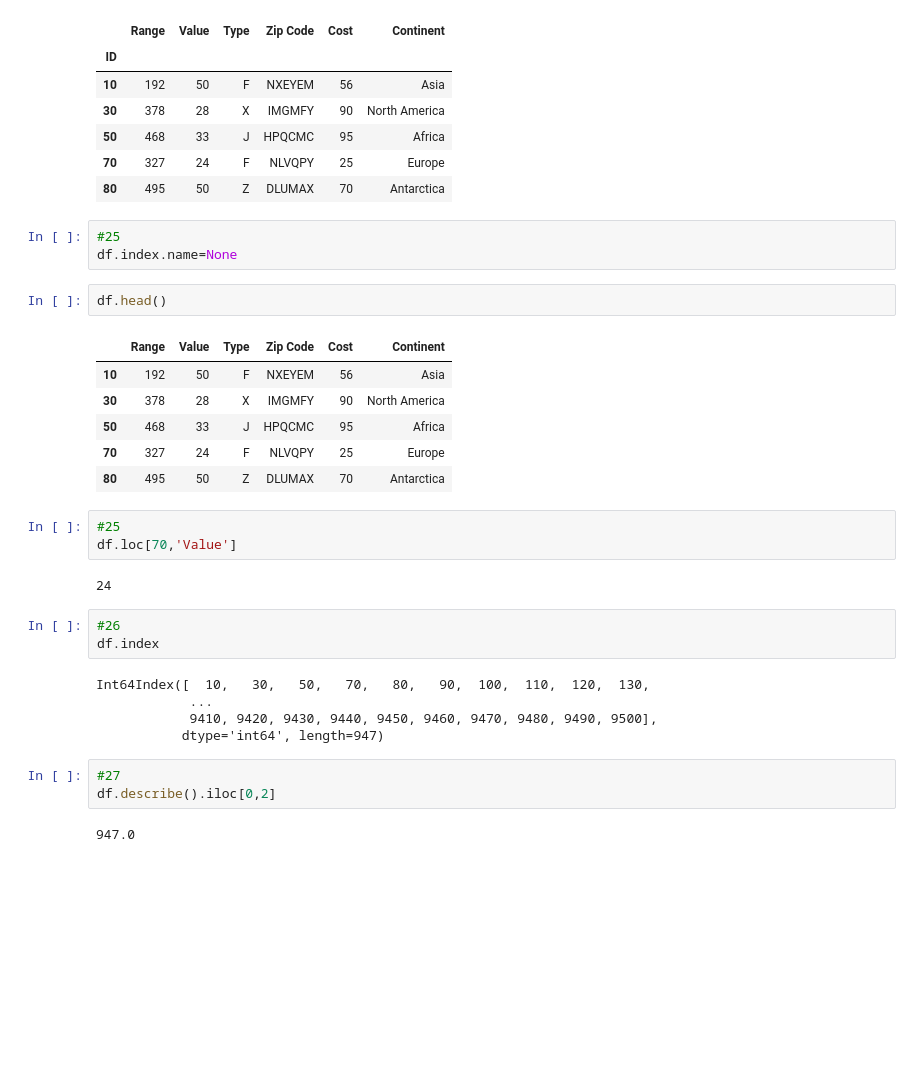
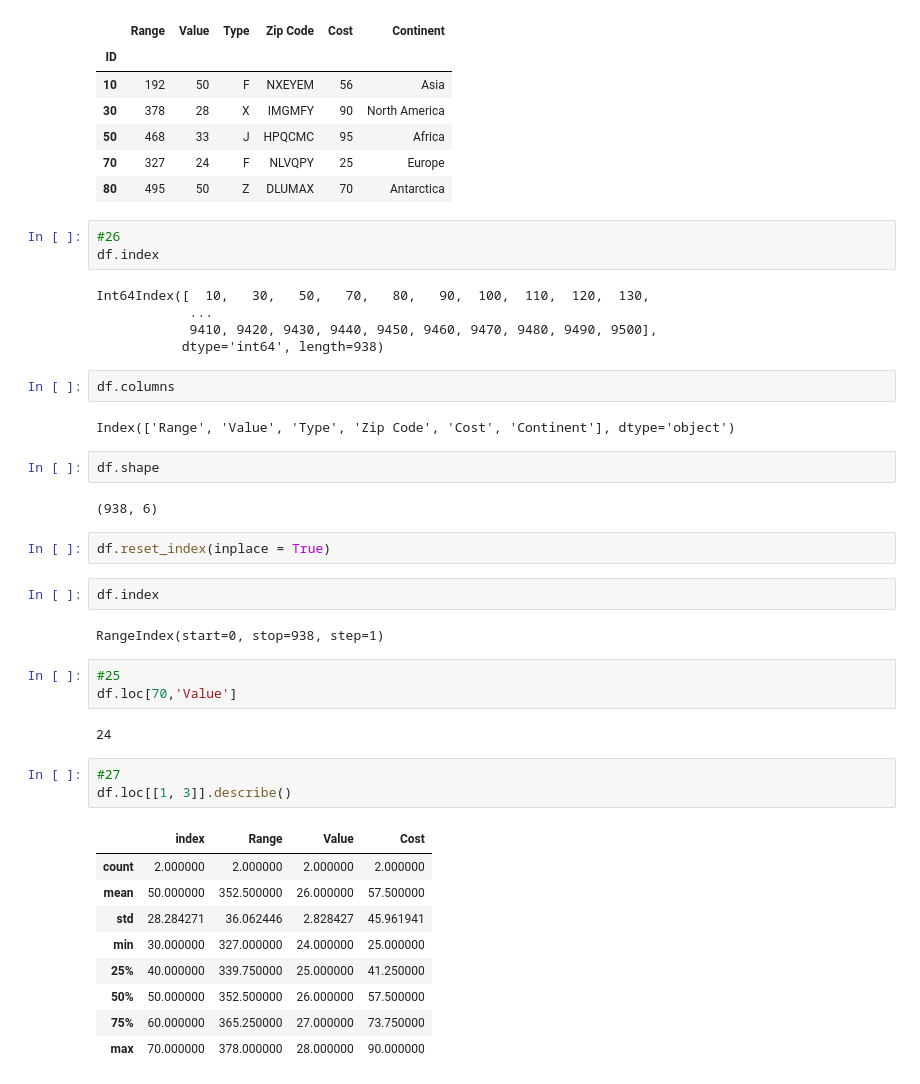
Before and after one commit to Ravkeerat02/comp3122_labs, a Jupyter notebook: Assignment4.ipynb, the cells around one changed output. Cells and saved outputs as stored; diff of their text form; blank space fills up the shorter version.

```diff
--- a/Assignment4.ipynb
+++ b/Assignment4.ipynb
@@ -300,35 +304,45 @@ df.head()
 | 70 | 327 | 24 | F | NLVQPY | 25 | Europe |
 | 80 | 495 | 50 | Z | DLUMAX | 70 | Antarctica |
 # %%
-#25
-df.index.name=None
+#26
+df.index
+# %% [output]
+Int64Index([  10,   30,   50,   70,   80,   90,  100,  110,  120,  130,
+            ...
+            9410, 9420, 9430, 9440, 9450, 9460, 9470, 9480, 9490, 9500],
+           dtype='int64', length=938)
 # %%
-df.head()
+df.columns
 # %% [output]
-|  | Range | Value | Type | Zip Code | Cost | Continent |
-| 10 | 192 | 50 | F | NXEYEM | 56 | Asia |
-| 30 | 378 | 28 | X | IMGMFY | 90 | North America |
-| 50 | 468 | 33 | J | HPQCMC | 95 | Africa |
-| 70 | 327 | 24 | F | NLVQPY | 25 | Europe |
-| 80 | 495 | 50 | Z | DLUMAX | 70 | Antarctica |
+Index(['Range', 'Value', 'Type', 'Zip Code', 'Cost', 'Continent'], dtype='object')
+# %%
+df.shape
+# %% [output]
+(938, 6)
+# %%
+df.reset_index(inplace = True)
+# %%
+df.index
+# %% [output]
+RangeIndex(start=0, stop=938, step=1)
 # %%
 #25
 df.loc[70,'Value']
 # %% [output]
 24
-# %%
-#26
-df.index
-# %% [output]
-Int64Index([  10,   30,   50,   70,   80,   90,  100,  110,  120,  130,
-            ...
-            9410, 9420, 9430, 9440, 9450, 9460, 9470, 9480, 9490, 9500],
-           dtype='int64', length=947)
 # %%
 #27
-df.describe().iloc[0,2]
+df.loc[[1, 3]].describe()
 # %% [output]
-947.0
+|  | index | Range | Value | Cost |
+| count | 2.000000 | 2.000000 | 2.000000 | 2.000000 |
+| mean | 50.000000 | 352.500000 | 26.000000 | 57.500000 |
+| std | 28.284271 | 36.062446 | 2.828427 | 45.961941 |
+| min | 30.000000 | 327.000000 | 24.000000 | 25.000000 |
+| 25% | 40.000000 | 339.750000 | 25.000000 | 41.250000 |
+| 50% | 50.000000 | 352.500000 | 26.000000 | 57.500000 |
+| 75% | 60.000000 | 365.250000 | 27.000000 | 73.750000 |
+| max | 70.000000 | 378.000000 | 28.000000 | 90.000000 |
 # %%
 #28
 df.Continent.value_counts().sort_index(ascending=True)
```
Also changed, not shown: parts of 11 cells of this notebook.
